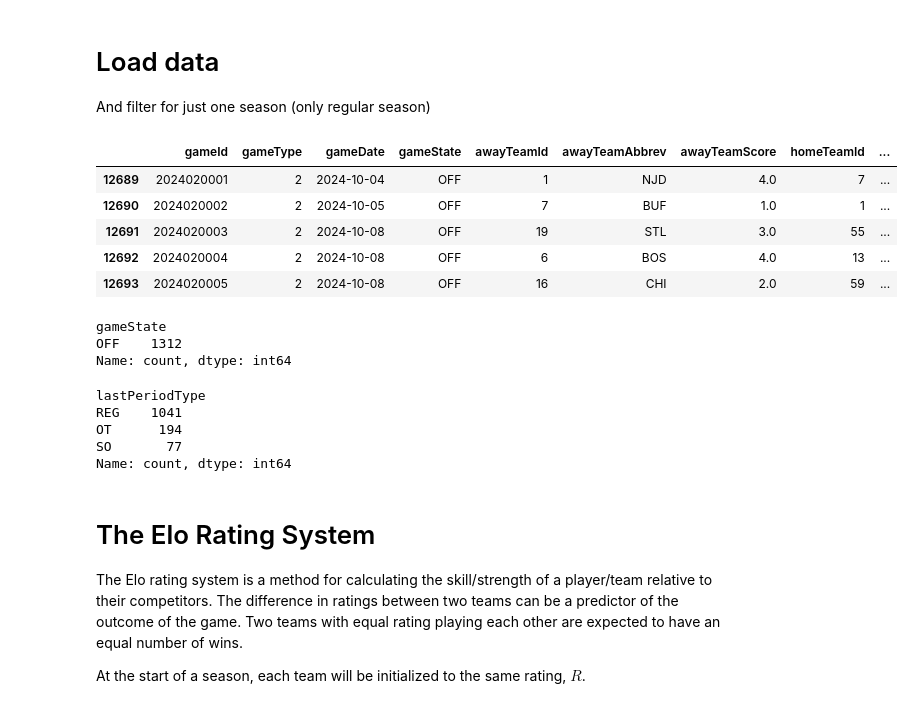
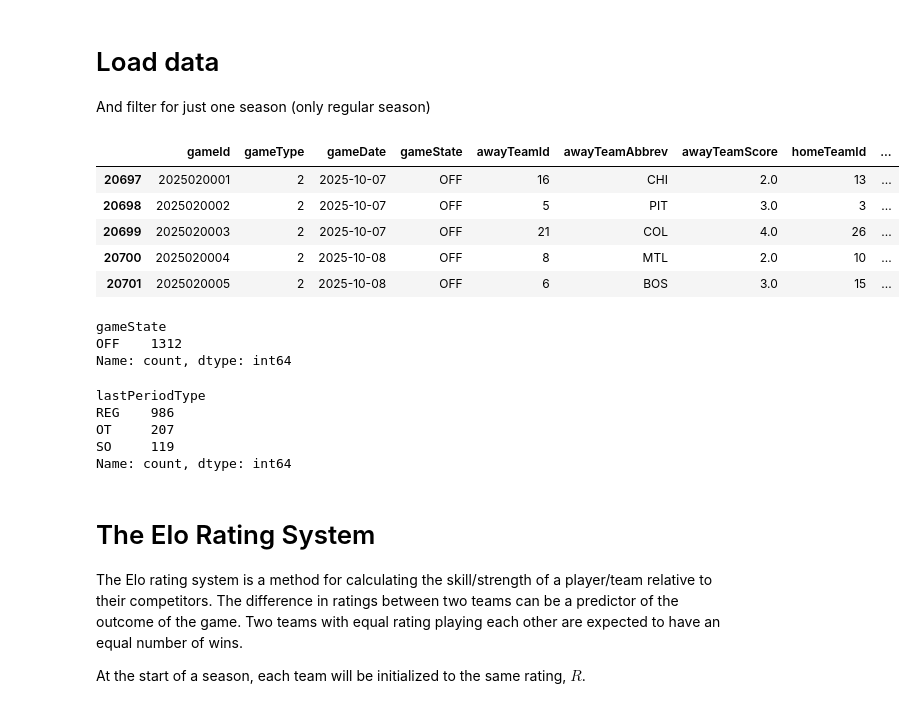
Before and after one commit to mattrflew/nhl-playoff-pool-optimizer, a Jupyter notebook: notebooks/04_Elo_rating.ipynb, the cells around one changed output. Cells and saved outputs as stored; diff of their text form; code cells hidden in the pictures.

```diff
--- a/notebooks/04_Elo_rating.ipynb
+++ b/notebooks/04_Elo_rating.ipynb
@@ -31,19 +31,19 @@ import pandas as pd
 games_raw = pd.read_csv(games_file_path())
 games_raw['gameId'] = games_raw['gameId'].astype(str)
 # %%
-year = 2024
+year = 2025
 game_type = 2 # regular season
 
 mask = (games_raw['gameId'].str.startswith(str(year))) & (games_raw['gameType'] == game_type)
 games = games_raw[mask]
 games.head()
 # %% [output]
 |  | gameId | gameType | gameDate | gameState | awayTeamId | awayTeamAbbrev | awayTeamScore | homeTeamId | ... |
-| 12689 | 2024020001 | 2 | 2024-10-04 | OFF | 1 | NJD | 4.0 | 7 | ... |
-| 12690 | 2024020002 | 2 | 2024-10-05 | OFF | 7 | BUF | 1.0 | 1 | ... |
-| 12691 | 2024020003 | 2 | 2024-10-08 | OFF | 19 | STL | 3.0 | 55 | ... |
-| 12692 | 2024020004 | 2 | 2024-10-08 | OFF | 6 | BOS | 4.0 | 13 | ... |
-| 12693 | 2024020005 | 2 | 2024-10-08 | OFF | 16 | CHI | 2.0 | 59 | ... |
+| 20697 | 2025020001 | 2 | 2025-10-07 | OFF | 16 | CHI | 2.0 | 13 | ... |
+| 20698 | 2025020002 | 2 | 2025-10-07 | OFF | 5 | PIT | 3.0 | 3 | ... |
+| 20699 | 2025020003 | 2 | 2025-10-07 | OFF | 21 | COL | 4.0 | 26 | ... |
+| 20700 | 2025020004 | 2 | 2025-10-08 | OFF | 8 | MTL | 2.0 | 10 | ... |
+| 20701 | 2025020005 | 2 | 2025-10-08 | OFF | 6 | BOS | 3.0 | 15 | ... |
 # %%
 games["gameState"].value_counts()
 # %% [output]
@@ -54,9 +54,9 @@ Name: count, dtype: int64
 games["lastPeriodType"].value_counts()
 # %% [output]
 lastPeriodType
-REG    1041
-OT      194
-SO       77
+REG    986
+OT     207
+SO     119
 Name: count, dtype: int64
 # %% [markdown]
 # The Elo Rating System
```
Also changed, not shown: parts of 15 cells of this notebook, 7 other files.
